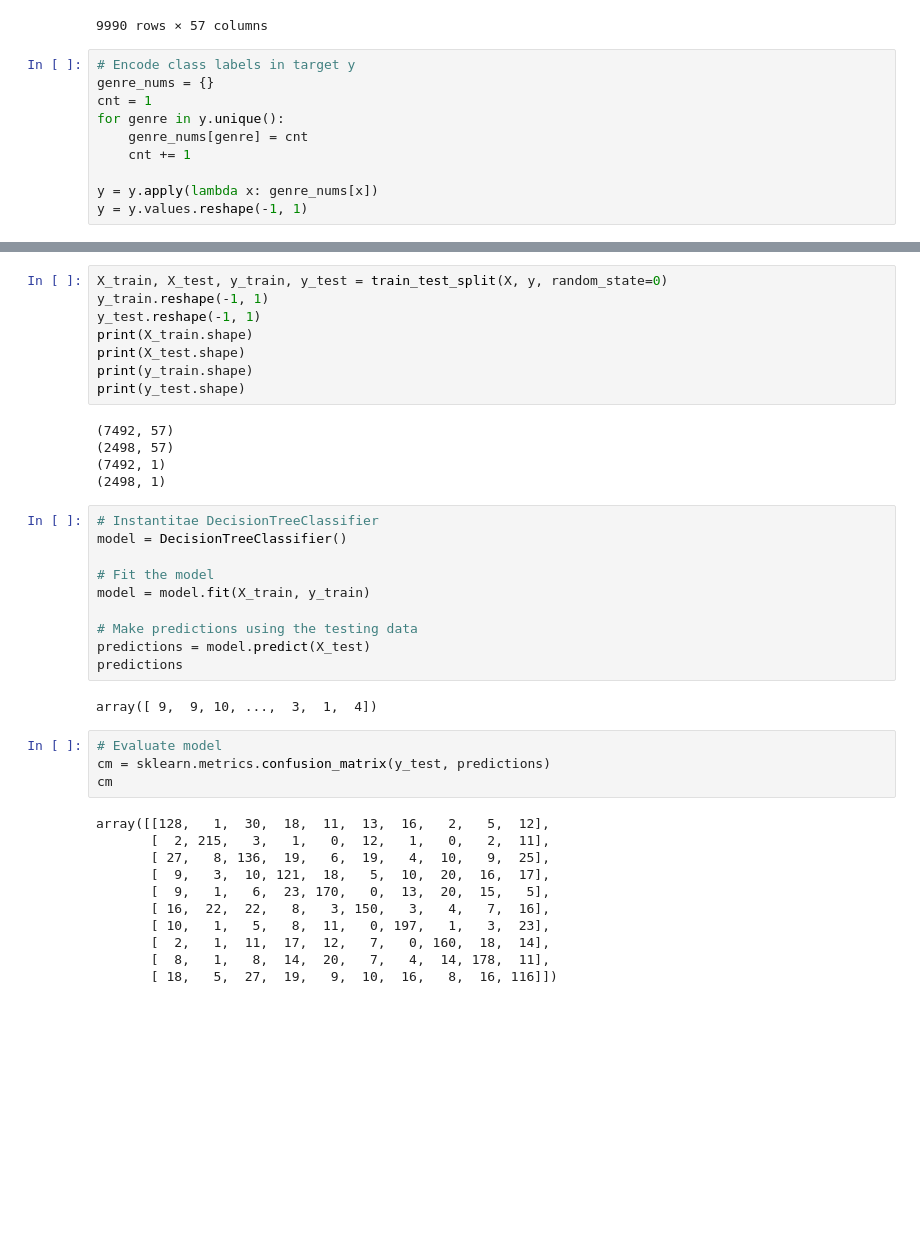
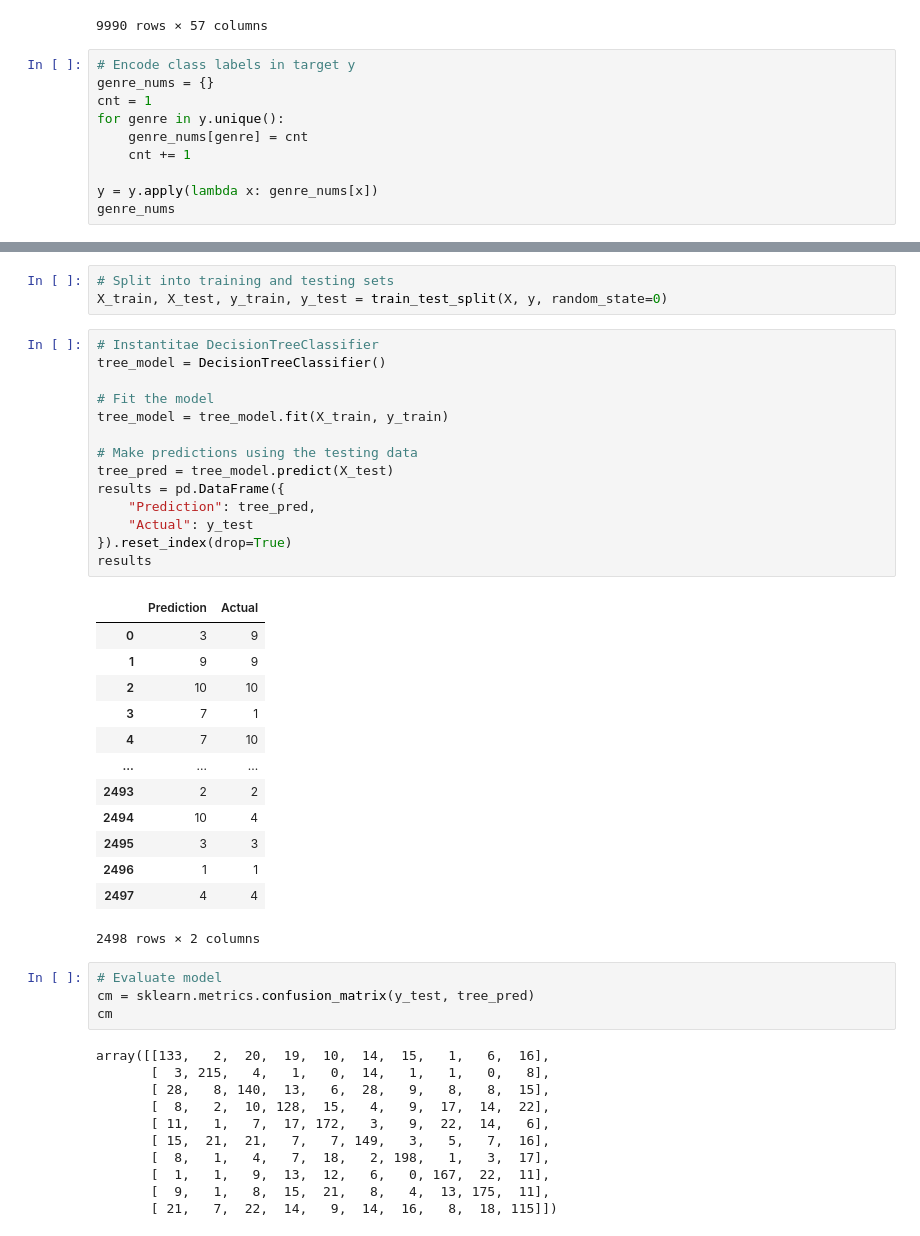
Before and after one commit to tlin41390/MusicClassification, a Jupyter notebook: ReadMongoData.ipynb, the cells around one changed output, grey strips where cells are left out. Drawn from its saved outputs; the diff is of its cells as text; blank space fills up the shorter version.

```diff
--- a/ReadMongoData.ipynb
+++ b/ReadMongoData.ipynb
@@ -98,4 +101,4 @@ for genre in y.unique():
     cnt += 1
 
 y = y.apply(lambda x: genre_nums[x])
-y = y.values.reshape(-1, 1)
+genre_nums
@@ -102,42 +116,48 @@ y = y.values.reshape(-1, 1)
-# %%
-X_train, X_test, y_train, y_test = train_test_split(X, y, random_state=0)
-y_train.reshape(-1, 1)
-y_test.reshape(-1, 1)
-print(X_train.shape)
-print(X_test.shape)
-print(y_train.shape)
-print(y_test.shape)
-# %% [output]
-(7492, 57)
-(2498, 57)
-(7492, 1)
-(2498, 1)
+# %%
+# Split into training and testing sets
+X_train, X_test, y_train, y_test = train_test_split(X, y, random_state=0)
 # %%
 # Instantitae DecisionTreeClassifier
-model = DecisionTreeClassifier()
+tree_model = DecisionTreeClassifier()
 
 # Fit the model
-model = model.fit(X_train, y_train)
+tree_model = tree_model.fit(X_train, y_train)
 
 # Make predictions using the testing data
-predictions = model.predict(X_test)
-predictions
+tree_pred = tree_model.predict(X_test)
+results = pd.DataFrame({
+    "Prediction": tree_pred,
+    "Actual": y_test
+}).reset_index(drop=True)
+results
 # %% [output]
+|  | Prediction | Actual |
+| 0 | 3 | 9 |
+| 1 | 9 | 9 |
+| 2 | 10 | 10 |
+| 3 | 7 | 1 |
+| 4 | 7 | 10 |
+| ... | ... | ... |
+| 2493 | 2 | 2 |
+| 2494 | 10 | 4 |
+| 2495 | 3 | 3 |
+| 2496 | 1 | 1 |
+| 2497 | 4 | 4 |
-array([ 9,  9, 10, ...,  3,  1,  4])
+2498 rows × 2 columns
 # %%
 # Evaluate model
-cm = sklearn.metrics.confusion_matrix(y_test, predictions)
+cm = sklearn.metrics.confusion_matrix(y_test, tree_pred)
 cm
 # %% [output]
-array([[128,   1,  30,  18,  11,  13,  16,   2,   5,  12],
-       [  2, 215,   3,   1,   0,  12,   1,   0,   2,  11],
-       [ 27,   8, 136,  19,   6,  19,   4,  10,   9,  25],
-       [  9,   3,  10, 121,  18,   5,  10,  20,  16,  17],
-       [  9,   1,   6,  23, 170,   0,  13,  20,  15,   5],
-       [ 16,  22,  22,   8,   3, 150,   3,   4,   7,  16],
-       [ 10,   1,   5,   8,  11,   0, 197,   1,   3,  23],
-       [  2,   1,  11,  17,  12,   7,   0, 160,  18,  14],
-       [  8,   1,   8,  14,  20,   7,   4,  14, 178,  11],
-       [ 18,   5,  27,  19,   9,  10,  16,   8,  16, 116]])
+array([[133,   2,  20,  19,  10,  14,  15,   1,   6,  16],
+       [  3, 215,   4,   1,   0,  14,   1,   1,   0,   8],
+       [ 28,   8, 140,  13,   6,  28,   9,   8,   8,  15],
+       [  8,   2,  10, 128,  15,   4,   9,  17,  14,  22],
+       [ 11,   1,   7,  17, 172,   3,   9,  22,  14,   6],
+       [ 15,  21,  21,   7,   7, 149,   3,   5,   7,  16],
+       [  8,   1,   4,   7,  18,   2, 198,   1,   3,  17],
+       [  1,   1,   9,  13,  12,   6,   0, 167,  22,  11],
+       [  9,   1,   8,  15,  21,   8,   4,  13, 175,  11],
+       [ 21,   7,  22,  14,   9,  14,  16,   8,  18, 115]])
 # %%
 # Calculate Accuracy Score
```
Also changed, not shown: parts of 19 cells of this notebook, 1 other file.
